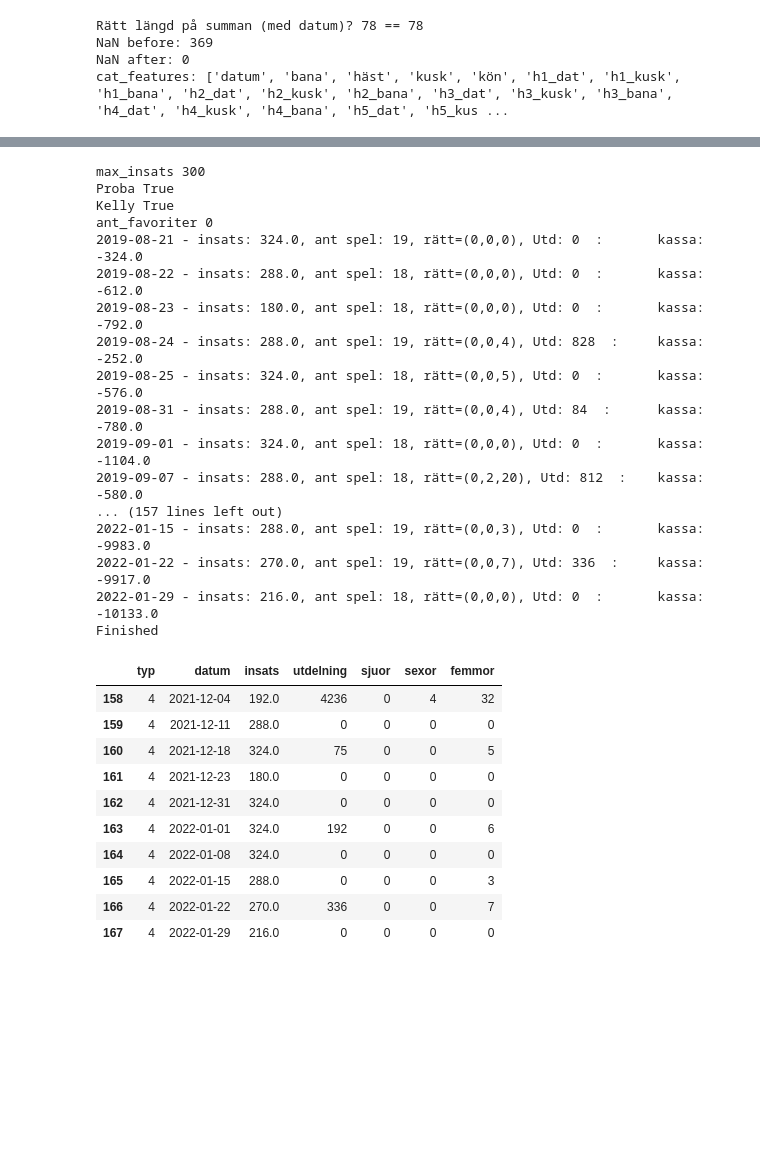
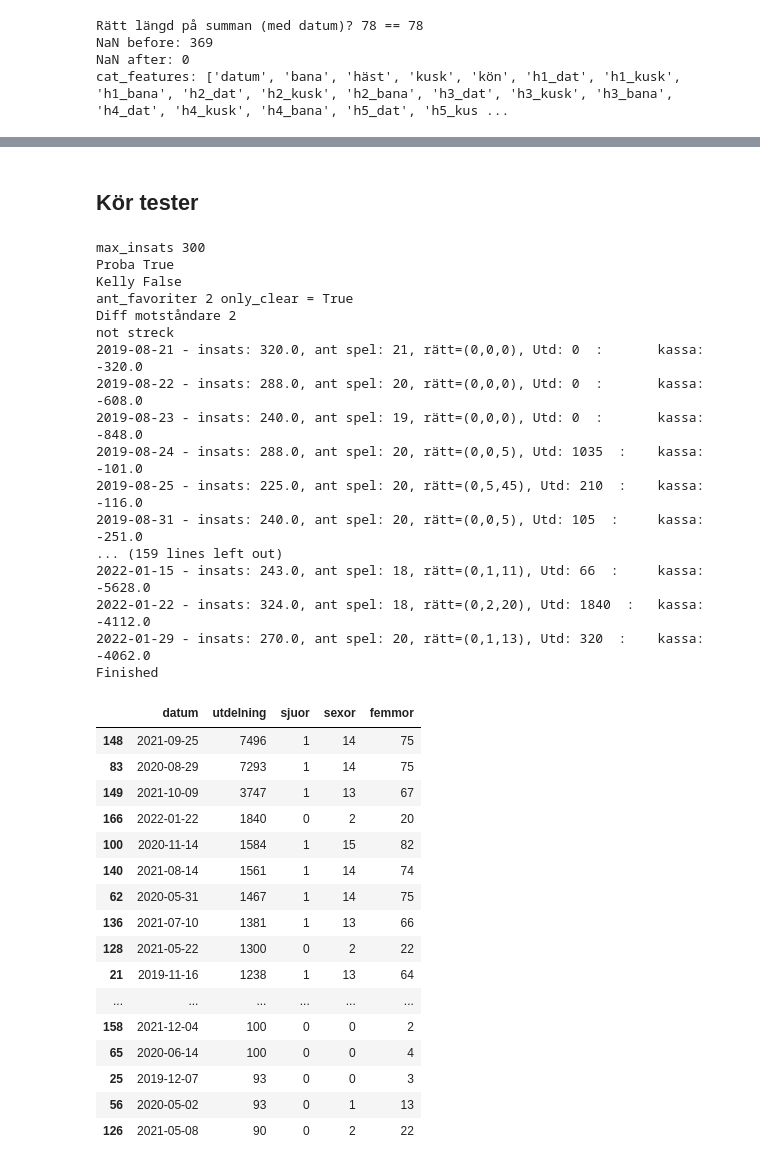
Before and after one commit to carokanns/Trav, a Jupyter notebook: spel/v75_tester/kolla_nya_fearures.ipynb, the cells around one changed output, grey strips where cells are left out. Saved outputs shown, nothing was run; the diff lists cells and outputs as text; code cells hidden in the pictures; blank space fills up the shorter version.

```diff
--- a/spel/v75_tester/kolla_nya_fearures.ipynb
+++ b/spel/v75_tester/kolla_nya_fearures.ipynb
@@ -504,37 +559,48 @@ stats_typer
+# %% [markdown]
+## Kör tester
 # %%
-spel_dict, dfSpel = testa_flera_omg(X,y, '4', 200)
+curr_typ = '21'
+spel_dict, dfSpel = testa_flera_omg(X,y, curr_typ, 200)
 temp_stats = pd.DataFrame(spel_dict)
 temp_stats.typ=temp_stats.typ.astype('string')
-temp_stats.tail(10)
 # %% [output]
 max_insats 300
 Proba True
-Kelly True
-ant_favoriter 0
-2019-08-21 - insats: 324.0, ant spel: 19, rätt=(0,0,0), Utd: 0  :       kassa: -324.0
-2019-08-22 - insats: 288.0, ant spel: 18, rätt=(0,0,0), Utd: 0  :       kassa: -612.0
-2019-08-23 - insats: 180.0, ant spel: 18, rätt=(0,0,0), Utd: 0  :       kassa: -792.0
-2019-08-24 - insats: 288.0, ant spel: 19, rätt=(0,0,4), Utd: 828  :     kassa: -252.0
-2019-08-25 - insats: 324.0, ant spel: 18, rätt=(0,0,5), Utd: 0  :       kassa: -576.0
-2019-08-31 - insats: 288.0, ant spel: 19, rätt=(0,0,4), Utd: 84  :      kassa: -780.0
-2019-09-01 - insats: 324.0, ant spel: 18, rätt=(0,0,0), Utd: 0  :       kassa: -1104.0
-2019-09-07 - insats: 288.0, ant spel: 18, rätt=(0,2,20), Utd: 812  :    kassa: -580.0
-... (157 lines left out)
-2022-01-15 - insats: 288.0, ant spel: 19, rätt=(0,0,3), Utd: 0  :       kassa: -9983.0
-2022-01-22 - insats: 270.0, ant spel: 19, rätt=(0,0,7), Utd: 336  :     kassa: -9917.0
-2022-01-29 - insats: 216.0, ant spel: 18, rätt=(0,0,0), Utd: 0  :       kassa: -10133.0
+Kelly False
+ant_favoriter 2 only_clear = True
+Diff motståndare 2
+not streck
+2019-08-21 - insats: 320.0, ant spel: 21, rätt=(0,0,0), Utd: 0  :       kassa: -320.0
+2019-08-22 - insats: 288.0, ant spel: 20, rätt=(0,0,0), Utd: 0  :       kassa: -608.0
+2019-08-23 - insats: 240.0, ant spel: 19, rätt=(0,0,0), Utd: 0  :       kassa: -848.0
+2019-08-24 - insats: 288.0, ant spel: 20, rätt=(0,0,5), Utd: 1035  :    kassa: -101.0
+2019-08-25 - insats: 225.0, ant spel: 20, rätt=(0,5,45), Utd: 210  :    kassa: -116.0
+2019-08-31 - insats: 240.0, ant spel: 20, rätt=(0,0,5), Utd: 105  :     kassa: -251.0
+... (159 lines left out)
+2022-01-15 - insats: 243.0, ant spel: 18, rätt=(0,1,11), Utd: 66  :     kassa: -5628.0
+2022-01-22 - insats: 324.0, ant spel: 18, rätt=(0,2,20), Utd: 1840  :   kassa: -4112.0
+2022-01-29 - insats: 270.0, ant spel: 20, rätt=(0,1,13), Utd: 320  :    kassa: -4062.0
 Finished
-|  | typ | datum | insats | utdelning | sjuor | sexor | femmor |
-| 158 | 4 | 2021-12-04 | 192.0 | 4236 | 0 | 4 | 32 |
-| 159 | 4 | 2021-12-11 | 288.0 | 0 | 0 | 0 | 0 |
-| 160 | 4 | 2021-12-18 | 324.0 | 75 | 0 | 0 | 5 |
-| 161 | 4 | 2021-12-23 | 180.0 | 0 | 0 | 0 | 0 |
-| 162 | 4 | 2021-12-31 | 324.0 | 0 | 0 | 0 | 0 |
-| 163 | 4 | 2022-01-01 | 324.0 | 192 | 0 | 0 | 6 |
-| 164 | 4 | 2022-01-08 | 324.0 | 0 | 0 | 0 | 0 |
-| 165 | 4 | 2022-01-15 | 288.0 | 0 | 0 | 0 | 3 |
-| 166 | 4 | 2022-01-22 | 270.0 | 336 | 0 | 0 | 7 |
-| 167 | 4 | 2022-01-29 | 216.0 | 0 | 0 | 0 | 0 |
+# %%
+temp_stats.loc[temp_stats.utdelning > 0][['datum','utdelning', 'sjuor', 'sexor', 'femmor']].sort_values(by='utdelning', ascending=False).head(60)
+# %% [output]
+|  | datum | utdelning | sjuor | sexor | femmor |
+| 148 | 2021-09-25 | 7496 | 1 | 14 | 75 |
+| 83 | 2020-08-29 | 7293 | 1 | 14 | 75 |
+| 149 | 2021-10-09 | 3747 | 1 | 13 | 67 |
+| 166 | 2022-01-22 | 1840 | 0 | 2 | 20 |
+| 100 | 2020-11-14 | 1584 | 1 | 15 | 82 |
+| 140 | 2021-08-14 | 1561 | 1 | 14 | 74 |
+| 62 | 2020-05-31 | 1467 | 1 | 14 | 75 |
+| 136 | 2021-07-10 | 1381 | 1 | 13 | 66 |
+| 128 | 2021-05-22 | 1300 | 0 | 2 | 22 |
+| 21 | 2019-11-16 | 1238 | 1 | 13 | 64 |
+| ... | ... | ... | ... | ... | ... |
+| 158 | 2021-12-04 | 100 | 0 | 0 | 2 |
+| 65 | 2020-06-14 | 100 | 0 | 0 | 4 |
+| 25 | 2019-12-07 | 93 | 0 | 0 | 3 |
+| 56 | 2020-05-02 | 93 | 0 | 1 | 13 |
+| 126 | 2021-05-08 | 90 | 0 | 2 | 22 |
 # %%
 spel_stats = pd.read_csv('spel_stats.csv')
 spel_stats = pd.concat([spel_stats, temp_stats], ignore_index=True)
```
Also changed, not shown: parts of 16 cells of this notebook, 12 other files.
